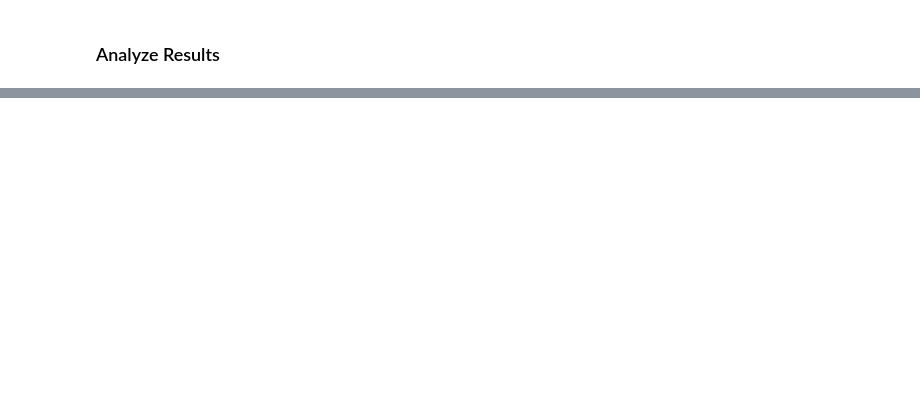
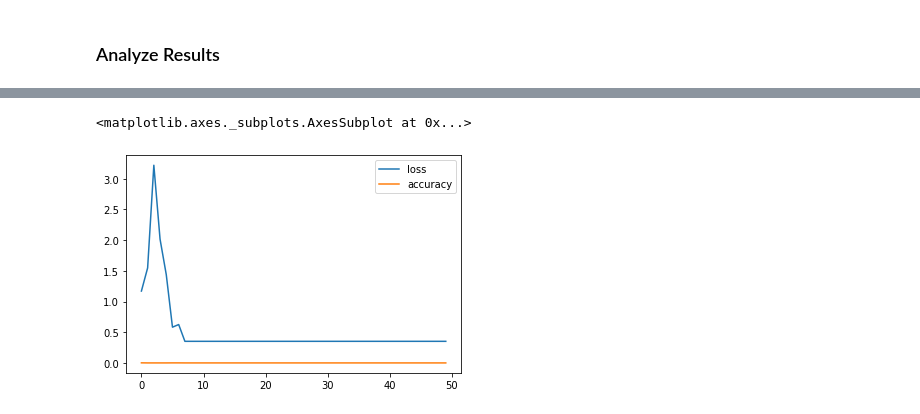
Before and after one commit to Waidhoferj/CSC-566-Project, a Jupyter notebook: FacialLandmarks.ipynb, the cells around one changed output, grey strips where cells are left out. Cells and saved outputs as stored; diff of their text form; code cells hidden in the pictures; blank space fills up the shorter version.

Commit message:
Added basic VGG Net

```diff
--- a/FacialLandmarks.ipynb
+++ b/FacialLandmarks.ipynb
@@ -142,4 +144,4 @@ Trainable params: 407,214
 Non-trainable params: 0
 _________________________________________________________________
 # %%
-basic_model.fit(train_data.shuffle(64), epochs=30, validation_data=val_data, verbose=1)
+basic_model.fit(train_data.batch(64), epochs=30, validation_data=val_data, verbose=1)
@@ -161,0 +173,17 @@ for x in test_data.map(lambda x,y: x):
+# %%
+def create_vgg_landmark_model(input_shape):
+  vgg = VGG16(include_top=False, input_shape=input_shape)
+  for layer in vgg.layers:
+    layer.trainable = False
+  x = layers.BatchNormalization()(vgg.output)
+  x = layers.Flatten()(x)
+  x = layers.Dense(1024, activation="relu")(x)
+  x = layers.Dense(512, activation="relu")(x)
+  x = layers.Dense(256, activation="relu")(x)
+  x = layers.Dense(68*2, activation="relu")(x)
+
+  return Model(name="vgg_landmark_net", inputs=vgg.input, outputs=x)
+# %%
+vgg_landmark_net = create_vgg_landmark_model(INPUT_SHAPE)
+vgg_landmark_net.compile(optimizer="adam", loss="mse", metrics=["accuracy"])
+vgg_landmark_net.summary()
@@ -161,0 +208,9 @@ for x in test_data.map(lambda x,y: x):
+# %%
+def preprocess_vgg(img, landmarks):
+  rescaled_image =  (img + 1)/ 2 *255
+  return (preprocess_input(rescaled_image), landmarks)
+
+
+vgg_train = train_data.map(preprocess_vgg)
+vgg_validation = val_data.map(preprocess_vgg)
+vgg_landmark_net.fit(vgg_train.batch(64), epochs=50, batch_size=64)
@@ -161,0 +236,5 @@ for x in test_data.map(lambda x,y: x):
+# %%
+pd.DataFrame(vgg_landmark_net.history.history).plot()
+# %% [output]
+<matplotlib.axes._subplots.AxesSubplot at 0x...>
+[figure, added]
```
Also changed, not shown: parts of 11 cells of this notebook.
